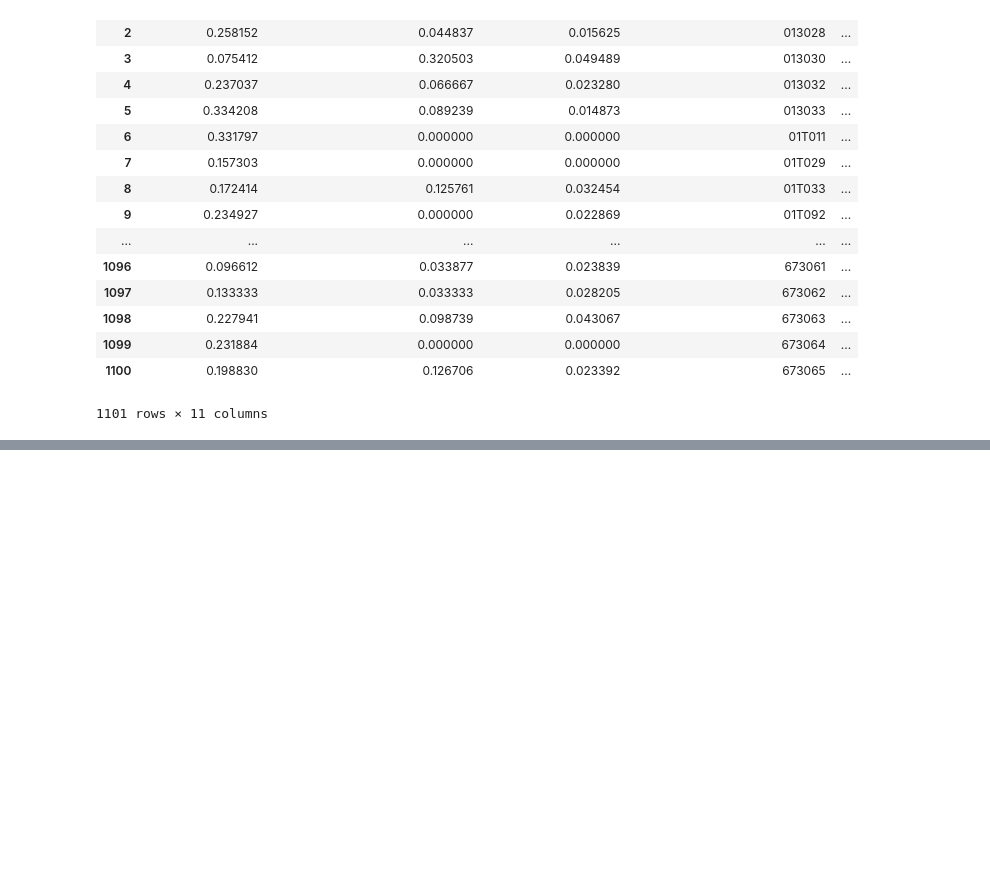
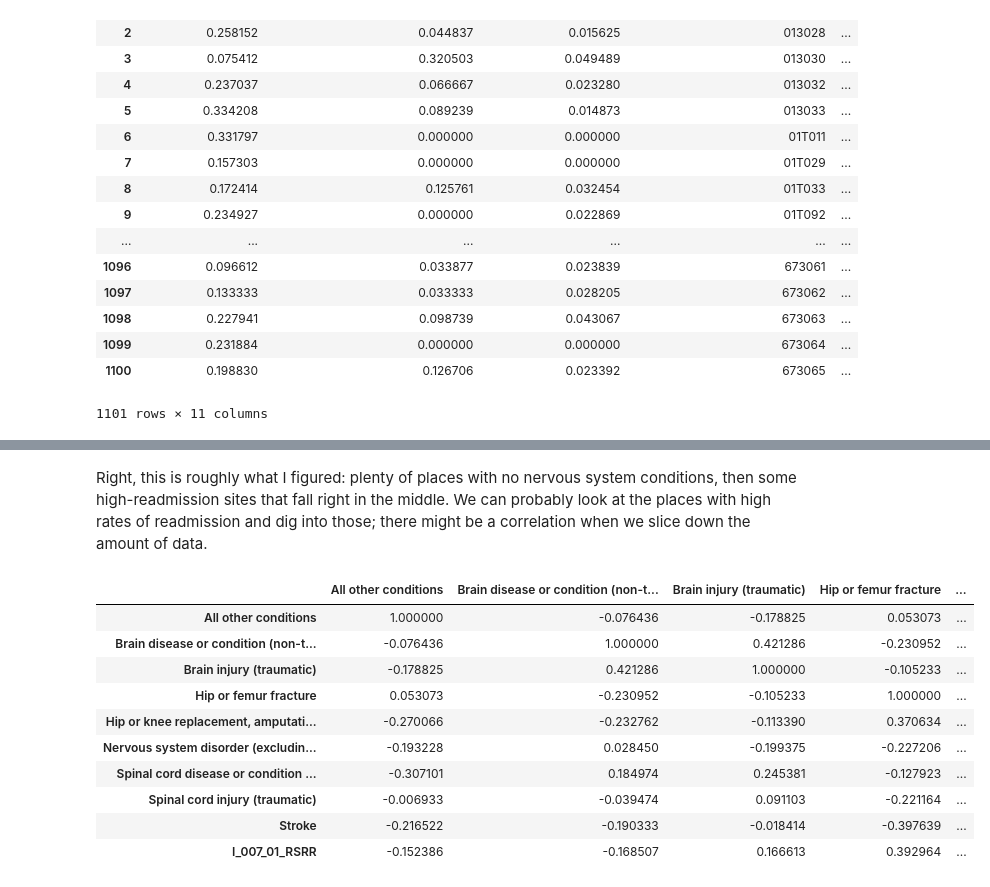
Before and after one commit to SpencerNorris/MedicareInpatientFacilities, a Jupyter notebook: Inpatient Facilities.ipynb, the cells around one changed output, grey strips where cells are left out. Saved outputs shown, nothing was run; the diff lists cells and outputs as text; code cells hidden in the pictures; blank space fills up the shorter version.

```diff
--- a/Inpatient Facilities.ipynb
+++ b/Inpatient Facilities.ipynb
@@ -387,0 +413,18 @@ assert(len(facility_conditions['CMS Certification Number (CCN)']) == len(facilit
+# %% [markdown]
+Right, this is roughly what I figured: plenty of places with no nervous system conditions, then some high-readmission sites that fall right in the middle. We can probably look at the places with high rates of readmission and dig into those; there might be a correlation when we slice down the amount of data.
+# %%
+#Select top 100 facilities by readmission rate, plot
+facility_conditions.sort_values('I_007_01_RSRR', inplace=True)
+facility_conditions[-100:].corr()
+# %% [output]
+|  | All other conditions | Brain disease or condition (non-t... | Brain injury (traumatic) | Hip or femur fracture | ... |
+| All other conditions | 1.000000 | -0.076436 | -0.178825 | 0.053073 | ... |
+| Brain disease or condition (non-t... | -0.076436 | 1.000000 | 0.421286 | -0.230952 | ... |
+| Brain injury (traumatic) | -0.178825 | 0.421286 | 1.000000 | -0.105233 | ... |
+| Hip or femur fracture | 0.053073 | -0.230952 | -0.105233 | 1.000000 | ... |
+| Hip or knee replacement, amputati... | -0.270066 | -0.232762 | -0.113390 | 0.370634 | ... |
+| Nervous system disorder (excludin... | -0.193228 | 0.028450 | -0.199375 | -0.227206 | ... |
+| Spinal cord disease or condition ... | -0.307101 | 0.184974 | 0.245381 | -0.127923 | ... |
+| Spinal cord injury (traumatic) | -0.006933 | -0.039474 | 0.091103 | -0.221164 | ... |
+| Stroke | -0.216522 | -0.190333 | -0.018414 | -0.397639 | ... |
+| I_007_01_RSRR | -0.152386 | -0.168507 | 0.166613 | 0.392964 | ... |
```
Also changed, not shown: parts of 13 cells of this notebook.
